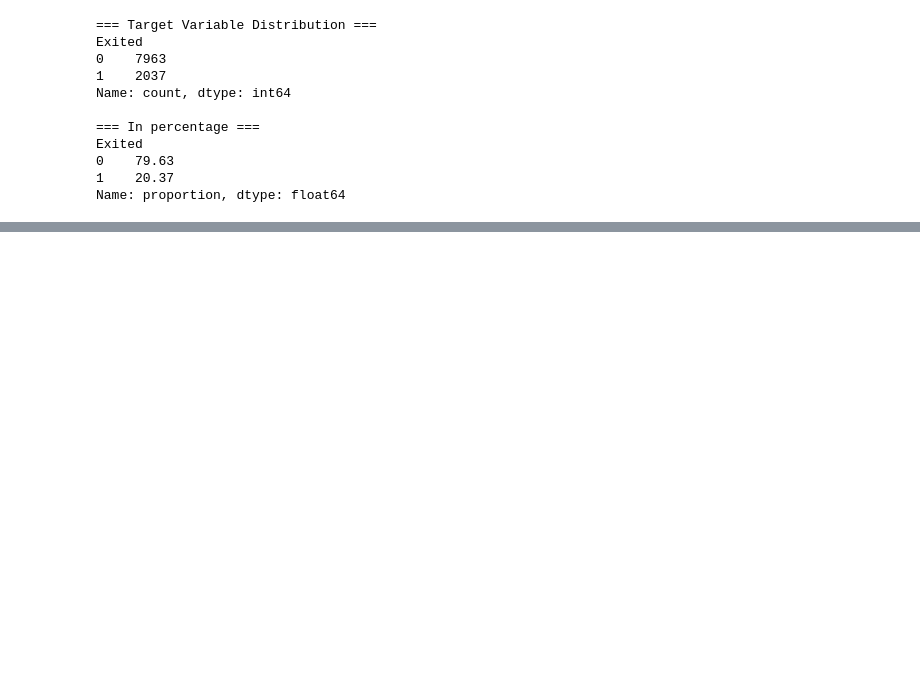
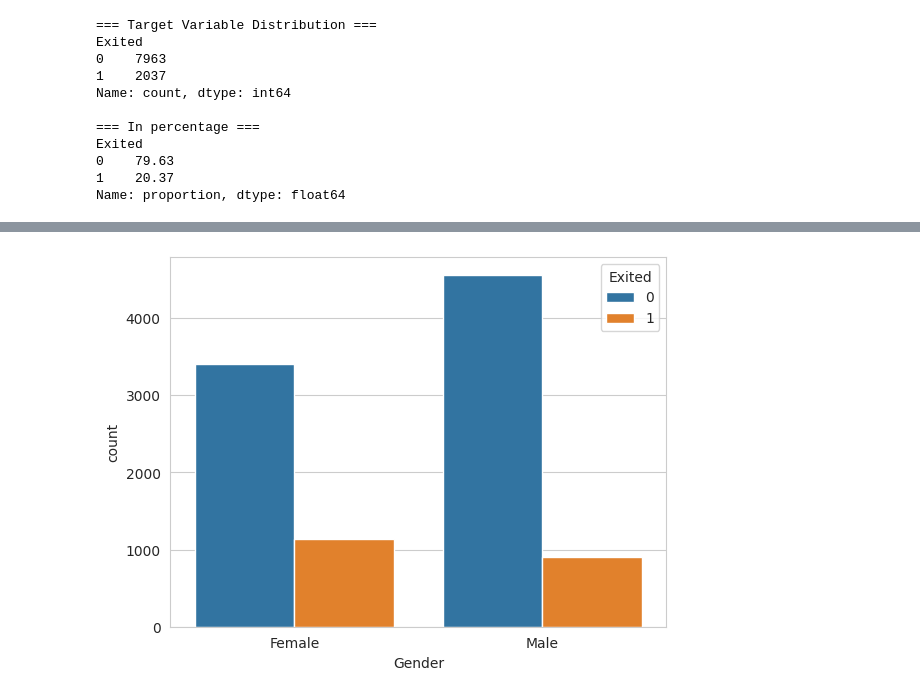
Before and after one commit to RiteshD11/Customer-Churn-Prediction-model--Banking-, a Jupyter notebook: BFSI_TUT_5.ipynb, the cells around one changed output, grey strips where cells are left out. Drawn from its saved outputs; the diff is of its cells as text; code cells hidden in the pictures; blank space fills up the shorter version.

```diff
--- a/BFSI_TUT_5.ipynb
+++ b/BFSI_TUT_5.ipynb
@@ -96,0 +126,5 @@ Name: proportion, dtype: float64
+# %%
+sns.countplot(x='Gender', hue='Exited', data=df)
+plt.show()
+# %% [output]
+[figure, added]
```
Also changed, not shown: parts of 72 cells of this notebook.
